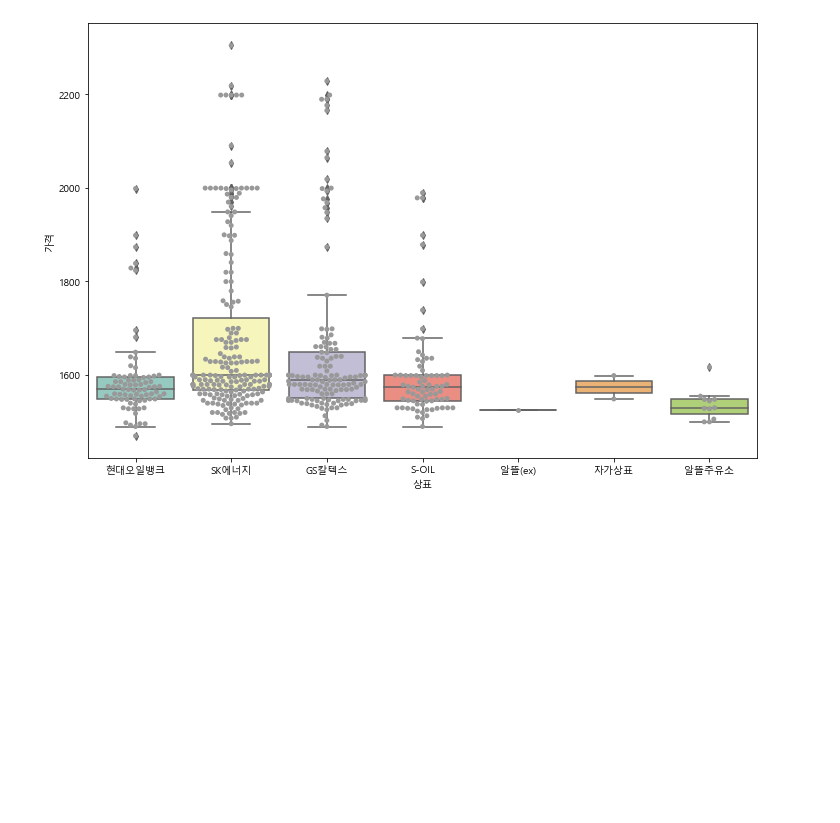
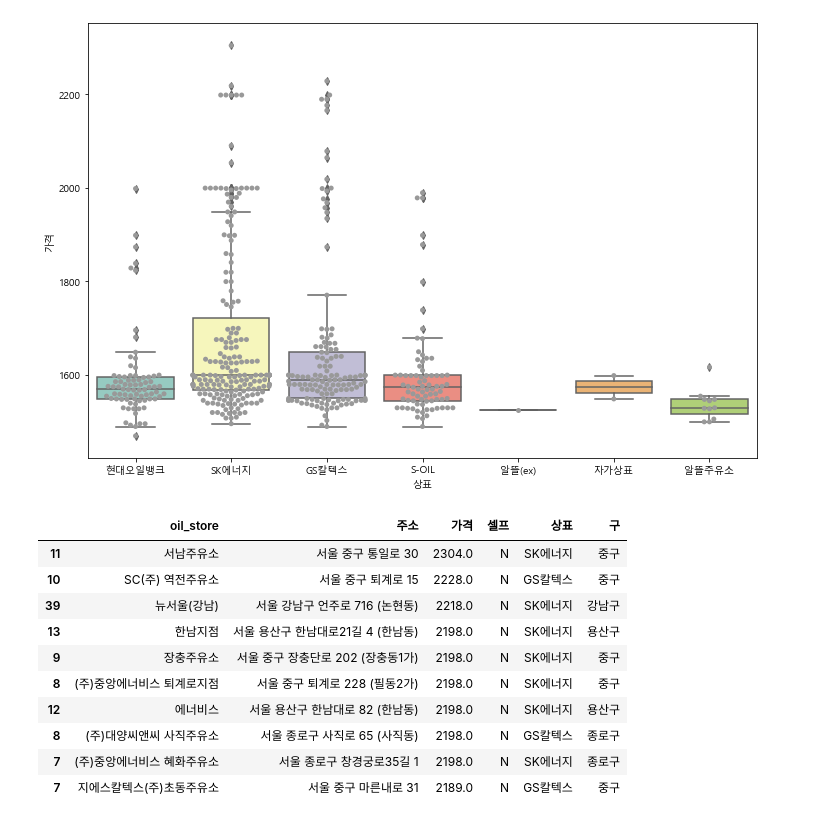
Before and after one commit to S-J-Kim/Python, a Jupyter notebook: Day 9/예제/data/크롤링두번째.ipynb, the cells around one changed output. Cells and saved outputs as stored; diff of their text form; code cells hidden in the pictures; blank space fills up the shorter version.

```diff
--- a/Day 9/예제/data/크롤링두번째.ipynb
+++ b/Day 9/예제/data/크롤링두번째.ipynb
@@ -394,0 +300,16 @@ plt.show()
+# %%
+# 서울시에서 가장 비싼 주유소 10개 검색
+
+stations.sort_values(by='가격', ascending=False).head(10)
+# %% [output]
+|  | oil_store | 주소 | 가격 | 셀프 | 상표 | 구 |
+| 11 | 서남주유소 | 서울 중구 통일로 30 | 2304.0 | N | SK에너지 | 중구 |
+| 10 | SC(주) 역전주유소 | 서울 중구 퇴계로 15 | 2228.0 | N | GS칼텍스 | 중구 |
+| 39 | 뉴서울(강남) | 서울 강남구 언주로 716 (논현동) | 2218.0 | N | SK에너지 | 강남구 |
+| 13 | 한남지점 | 서울 용산구 한남대로21길 4 (한남동) | 2198.0 | N | SK에너지 | 용산구 |
+| 9 | 장충주유소 | 서울 중구 장충단로 202 (장충동1가) | 2198.0 | N | SK에너지 | 중구 |
+| 8 | (주)중앙에너비스 퇴계로지점 | 서울 중구 퇴계로 228 (필동2가) | 2198.0 | N | SK에너지 | 중구 |
+| 12 | 에너비스 | 서울 용산구 한남대로 82 (한남동) | 2198.0 | N | SK에너지 | 용산구 |
+| 8 | (주)대양씨앤씨 사직주유소 | 서울 종로구 사직로 65 (사직동) | 2198.0 | N | GS칼텍스 | 종로구 |
+| 7 | (주)중앙에너비스 혜화주유소 | 서울 종로구 창경궁로35길 1 | 2198.0 | N | SK에너지 | 종로구 |
+| 7 | 지에스칼텍스(주)초동주유소 | 서울 중구 마른내로 31 | 2189.0 | N | GS칼텍스 | 중구 |
```
Also changed, not shown: parts of 31 cells of this notebook, 18 other files.
